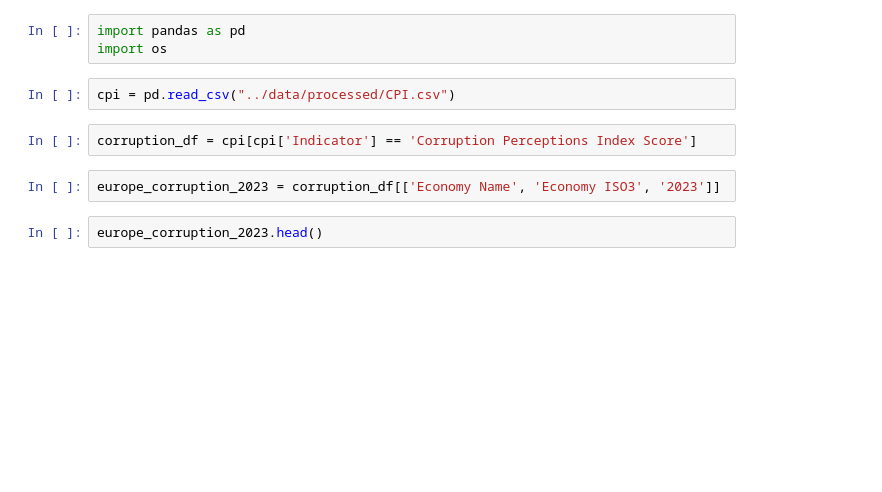
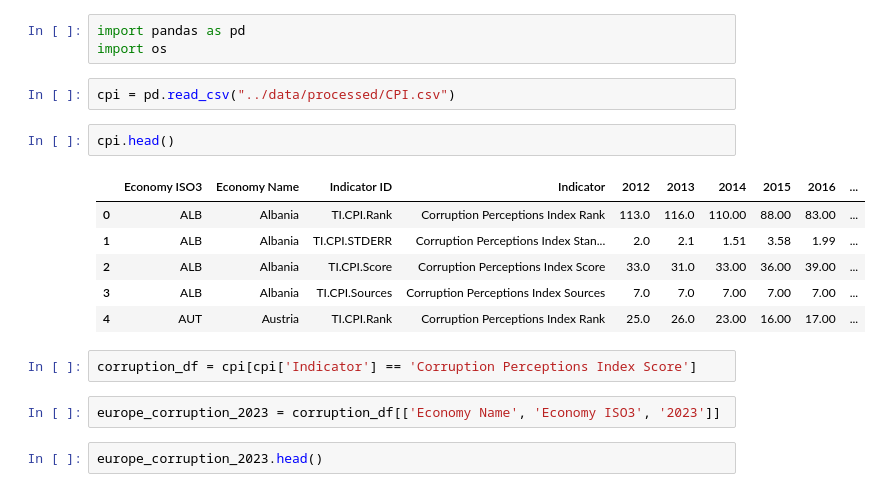
Before and after one commit to gonlyplease/corruption_analysis_europe, a Jupyter notebook: notebooks/exploring_cpi.ipynb, the cells around one changed output. Saved outputs shown, nothing was run; the diff lists cells and outputs as text; blank space fills up the shorter version.

```diff
--- a/notebooks/exploring_cpi.ipynb
+++ b/notebooks/exploring_cpi.ipynb
@@ -3,6 +3,15 @@ import pandas as pd
 import os
 # %%
 cpi = pd.read_csv("../data/processed/CPI.csv")
+# %%
+cpi.head()
+# %% [output]
+|  | Economy ISO3 | Economy Name | Indicator ID | Indicator | 2012 | 2013 | 2014 | 2015 | 2016 | ... |
+| 0 | ALB | Albania | TI.CPI.Rank | Corruption Perceptions Index Rank | 113.0 | 116.0 | 110.00 | 88.00 | 83.00 | ... |
+| 1 | ALB | Albania | TI.CPI.STDERR | Corruption Perceptions Index Stan... | 2.0 | 2.1 | 1.51 | 3.58 | 1.99 | ... |
+| 2 | ALB | Albania | TI.CPI.Score | Corruption Perceptions Index Score | 33.0 | 31.0 | 33.00 | 36.00 | 39.00 | ... |
+| 3 | ALB | Albania | TI.CPI.Sources | Corruption Perceptions Index Sources | 7.0 | 7.0 | 7.00 | 7.00 | 7.00 | ... |
+| 4 | AUT | Austria | TI.CPI.Rank | Corruption Perceptions Index Rank | 25.0 | 26.0 | 23.00 | 16.00 | 17.00 | ... |
 # %%
 corruption_df = cpi[cpi['Indicator'] == 'Corruption Perceptions Index Score']
 # %%
```
